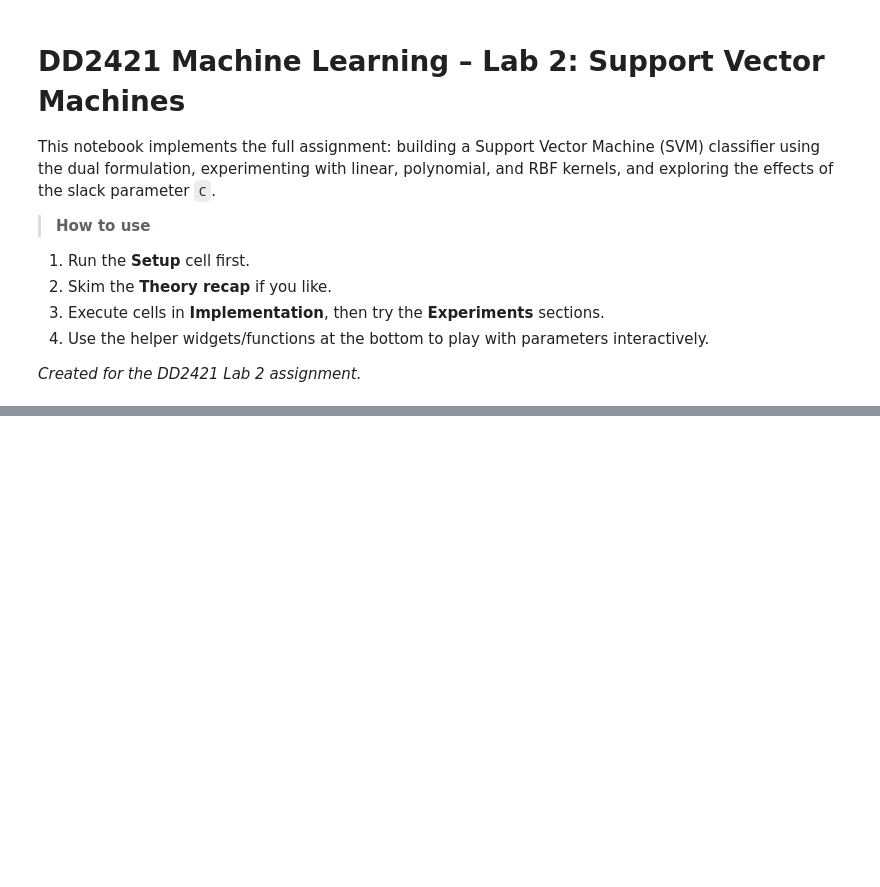
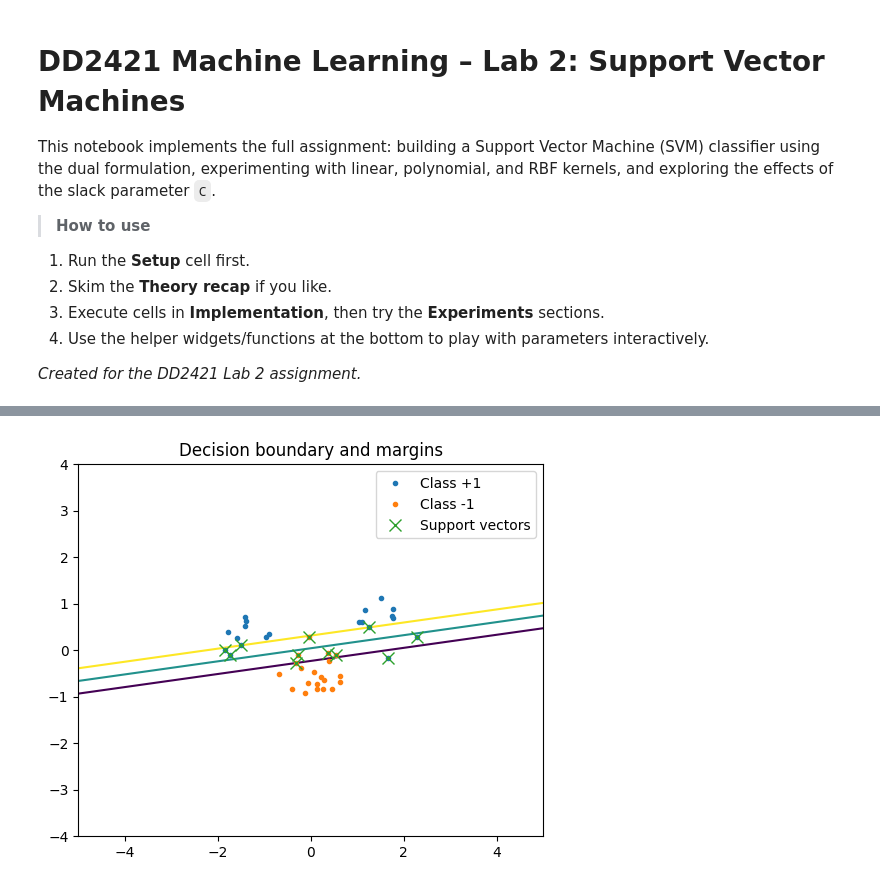
Before and after one commit to sara-str/labbardd2421, a Jupyter notebook: namnam.ipynb, the cells around one changed output, grey strips where cells are left out. Drawn from its saved outputs; the diff is of its cells as text; code cells hidden in the pictures; blank space fills up the shorter version.

```diff
--- a/namnam.ipynb
+++ b/namnam.ipynb
@@ -293,0 +305,5 @@ def train_and_plot(kernel_name='rbf', C=10.0, p=2, c=1.0, sigma=0.5,
+# %%
+model_lin, _  = train_and_plot(kernel_name='linear', C=10.0, sigma=0.5,
+                               sigma_data=0.35)  # more noise → harder
+# %% [output]
+[figure, added]
```
Also changed, not shown: parts of 28 cells of this notebook.
